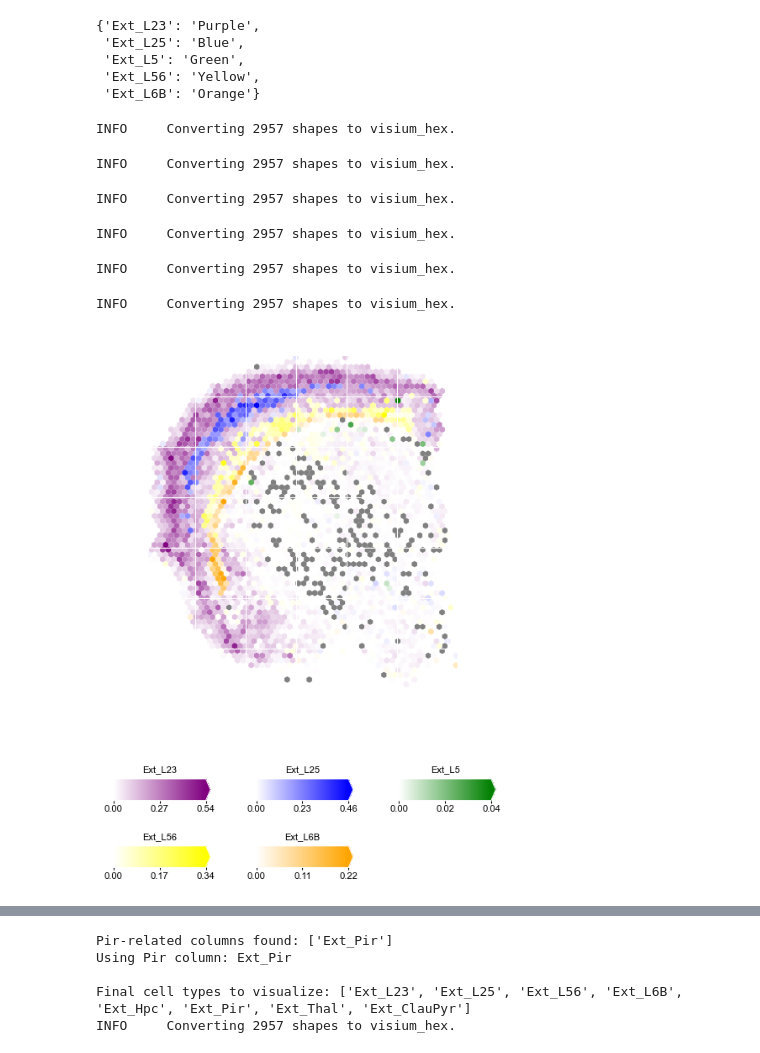
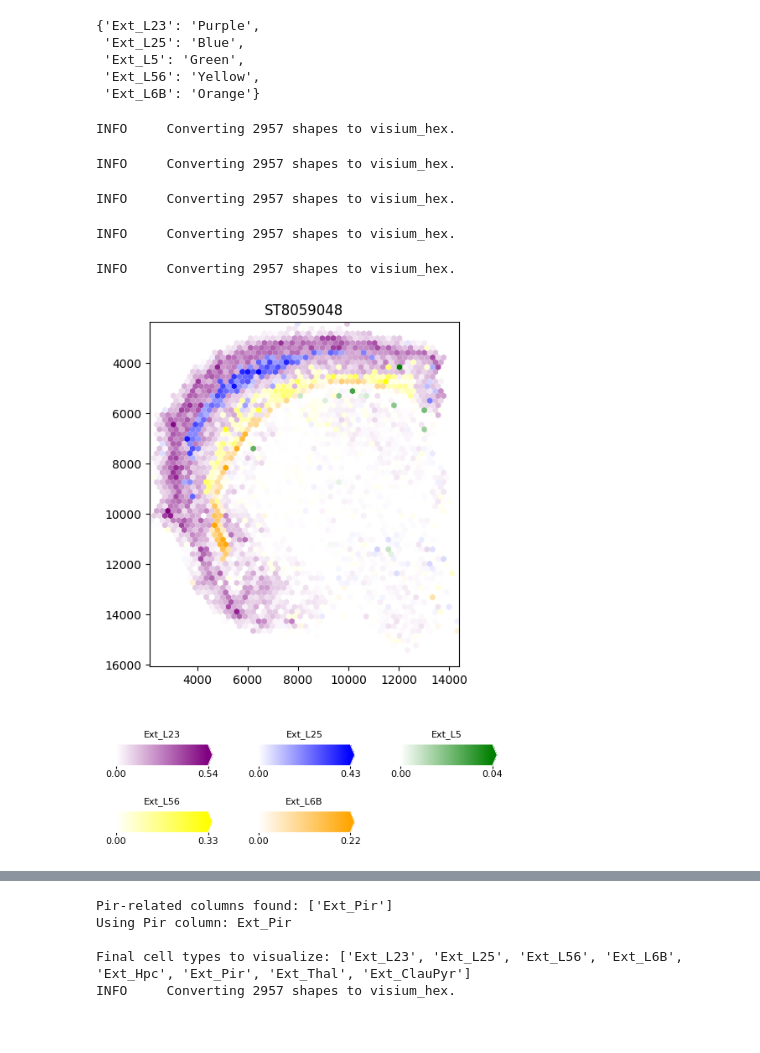
Before and after one commit to ComputationalBiomedicineGroup/rectangle_paper, a Jupyter notebook: notebooks/spatial_visualisation.ipynb, the cells around one changed output, grey strips where cells are left out. Drawn from its saved outputs; the diff is of its cells as text; code cells hidden in the pictures.

```diff
--- a/notebooks/spatial_visualisation.ipynb
+++ b/notebooks/spatial_visualisation.ipynb
@@ -25,7 +25,7 @@ import matplotlib.pyplot as plt
 # total counts per column (gene) and per row (spot)
 counts_per_row = bulks.sum(axis=1)
 # %%
-estimations = pd.read_csv("../data/fig5/rectangle_ST8059048_estimations.csv", index_col=0)
+estimations = pd.read_csv("../data/fig5/rectangle_ST8059048_estimations_median.csv", index_col=0)
 estimations
 # %% [output]
 |  | Astro_AMY | Astro_HPC | Astro_HYPO | Astro_THAL | Astro_WM | Ext_Amy | Ext_ClauPyr | Ext_Hpc | Ext_L23 | ... |
@@ -261,7 +261,7 @@ def add_celltype_colorbar(
     *,
     bg: str = "white",
     text_color: str = "black",
-    n_ticks: int = 3,
+    n_ticks: int = 2,
     bar_y: float = 0.12,
     bar_h: float = 0.45,
     outline_color: str = "white",
@@ -302,9 +302,9 @@ def add_celltype_colorbar(
     )
 
     # ticks
-    ticks = np.linspace(vmin, vmax, n_ticks)
+    ticks = [vmin, vmax]
     cbar.set_ticks(ticks)
-    cbar.set_ticklabels([f"{t:.2f}" for t in ticks])
+    cbar.set_ticklabels([f"{vmin:.2f}", f"{vmax:.2f}"])
     cbar.ax.tick_params(colors=text_color, labelsize=8, length=2, pad=2)
 
     # white outline
@@ -378,19 +378,8 @@ sdata["rectangle_results"].obs["is_bad"] = sdata["rectangle_results"].obs["is_ba
 
 # 3) Draw the hex plot
 top_ax = fig.add_subplot(gs[0])
-
-(
-    sdata.pl.render_shapes(
-        color="is_bad",
-        groups=["True", "False"],
-        palette=["gray", "white"],
-        shape="visium_hex",
-        table_name="rectangle_results",
-    ).pl.show("ST8059048", ax=top_ax, legend_loc=None)
-)
-
 for celltype, color in celltype_color_map.items():
-    cmap = transparent_sequential_cmap(color, n=256, name=f"{celltype}_transparent_seq", bg=_AX_BG_COLOR)
+    cmap = transparent_sequential_cmap(color, n=256, name=f"{celltype}_transparent_seq", bg="white")
     (
         sdata.pl.render_shapes(
             color=celltype,
@@ -399,35 +388,34 @@ for celltype, color in celltype_color_map.items():
             table_name="rectangle_results",
         ).pl.show("ST8059048", ax=top_ax, colorbar=False)
     )
 
 top_ax.set_facecolor("white")
 
 # 4) Draw the colorbars
 for i, (celltype, color) in enumerate(celltype_color_map.items()):
     cmap = transparent_sequential_cmap(color, n=256, name=f"{celltype}_transparent_seq", bg="white")
     add_celltype_colorbar(
         bottom_axs[i],
         sdata.tables["rectangle_results"].to_df()[celltype],
         cmap,
         celltype,
     )
 
 # Hide the unused 6th subplot
 bottom_axs[5].set_visible(False)
 
 # Ensure that used colorbars have white background
 for ax in bottom_axs[:5]:
     ax.set_facecolor("white")
 
 plt.show()
 # %% [output]
 INFO     Converting 2957 shapes to visium_hex.
 INFO     Converting 2957 shapes to visium_hex.
 INFO     Converting 2957 shapes to visium_hex.
 INFO     Converting 2957 shapes to visium_hex.
 INFO     Converting 2957 shapes to visium_hex.
-INFO     Converting 2957 shapes to visium_hex.
-[figure, old version]
+[figure, new version]
 # %%
 sdata["rectangle_results"].to_df().sum(axis=1)
 # %% [output]
```
Also changed, not shown: parts of 8 cells of this notebook.
